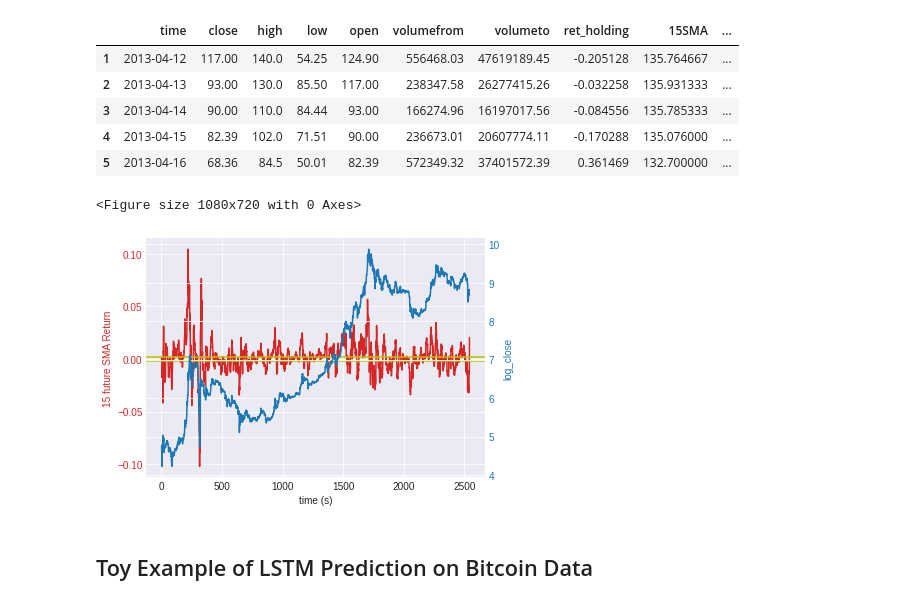
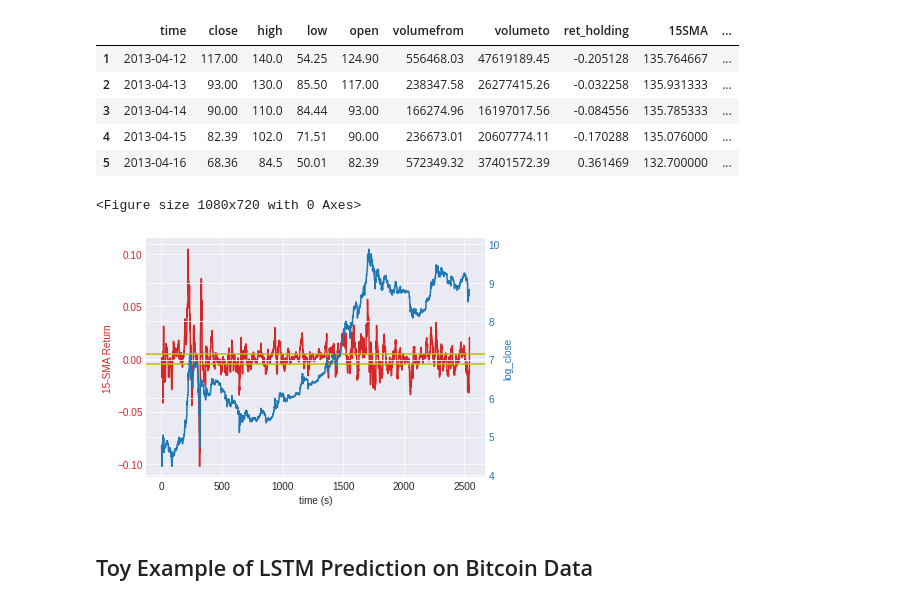
Before and after one commit to wingyiuc/COMP3359_AI_Ap_Project, a Jupyter notebook: Toy_Model_(Final).ipynb, the cells around one changed output. Saved outputs shown, nothing was run; the diff lists cells and outputs as text; code cells hidden in the pictures.

```diff
--- a/Toy_Model_(Final).ipynb
+++ b/Toy_Model_(Final).ipynb
@@ -146,29 +160,29 @@ df.head()
 # %%
 plt.figure(figsize=(15, 10))
 fig, ax1 = plt.subplots()
 
 color = 'tab:red'
 ax1.set_xlabel('time (s)')
-ax1.set_ylabel('15 future SMA Return', color=color)
+ax1.set_ylabel('15-SMA Return', color=color)
 ax1.plot(df.index, df['SMA_ret_holding1'], color=color)
 ax1.tick_params(axis='y', labelcolor=color)
-ax1.axhline(y=0.002,color='y')
-ax1.axhline(y=-0.002,color='y')
+ax1.axhline(y=0.005,color='y')
+ax1.axhline(y=-0.005,color='y')
 
 ax2 = ax1.twinx()  # instantiate a second axes that shares the same x-axis
 
 color = 'tab:blue'
 ax2.set_ylabel('log_close', color=color)  # we already handled the x-label with ax1
 ax2.plot(df.index,df['log_close'], color=color)
 ax2.tick_params(axis='y', labelcolor=color)
 
 
 
 fig.tight_layout()  # otherwise the right y-label is slightly clipped
 plt.show()
 # %% [output]
 <Figure size 1080x720 with 0 Axes>
-[figure, old version]
+[figure, new version]
 # %% [markdown]
 ## Toy Example of LSTM Prediction on Bitcoin Data
 # %% [markdown]
```
Also changed, not shown: parts of 71 cells of this notebook.
